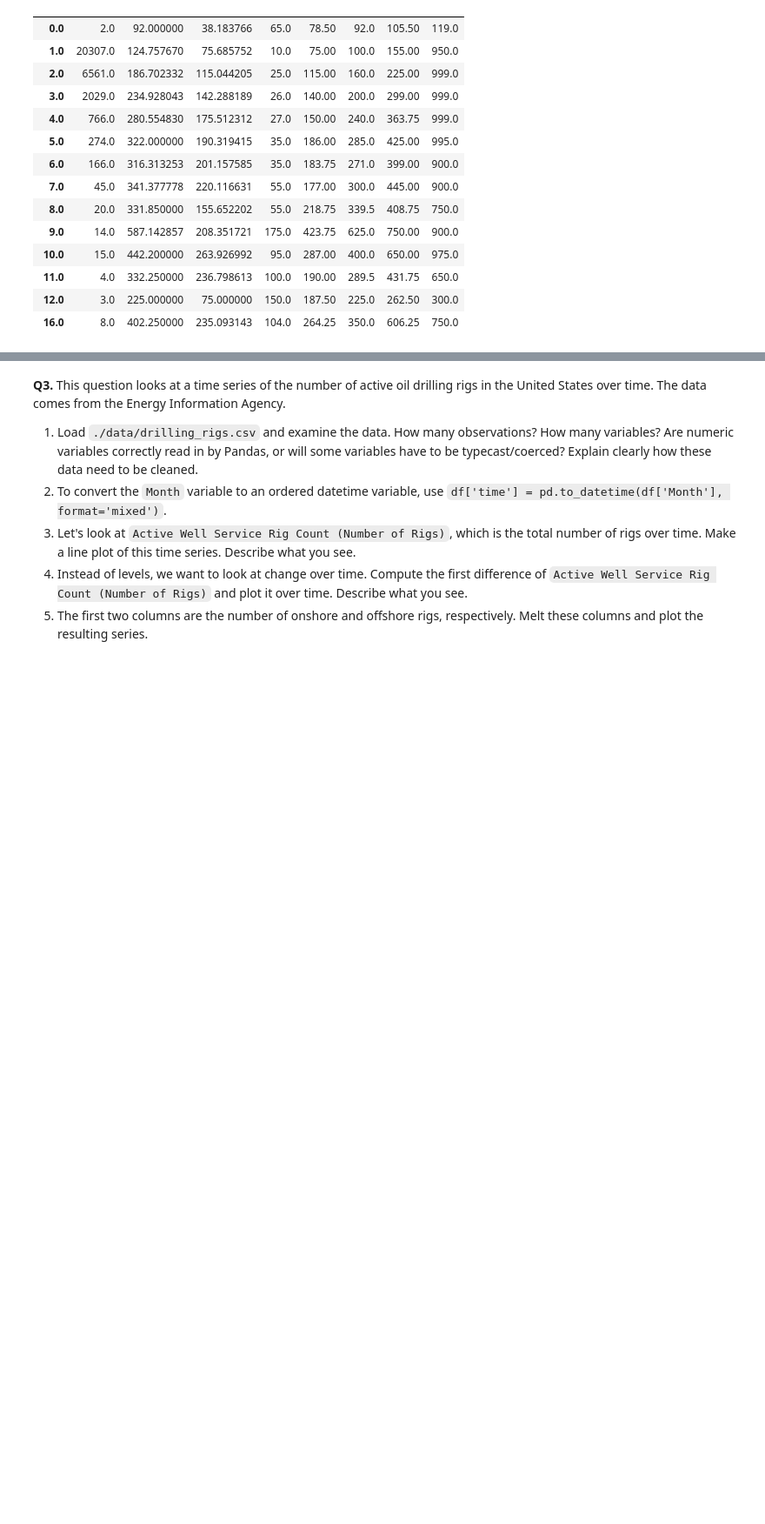
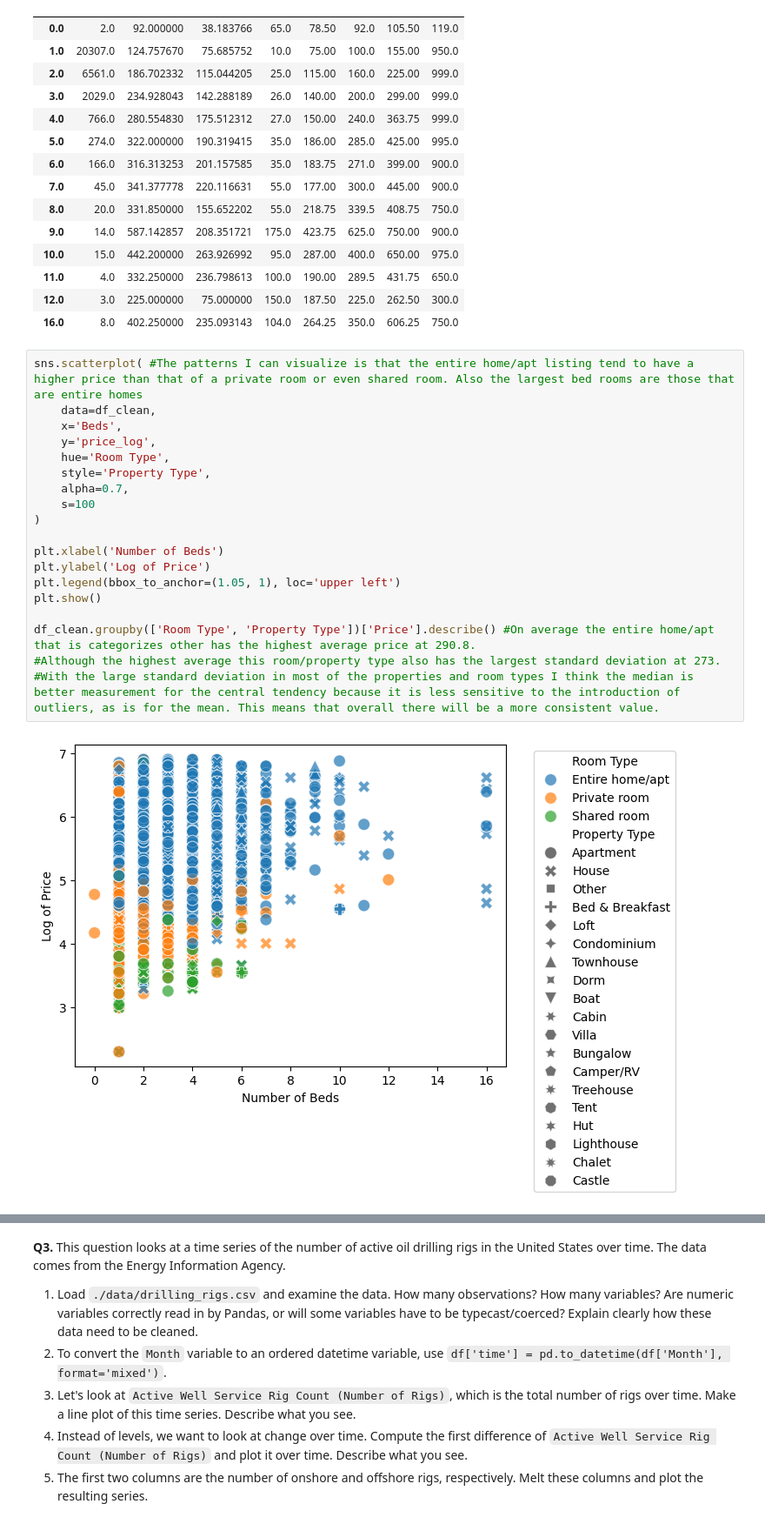
Before and after one commit to Harryshield14/eda_assignment, a Jupyter notebook: assignment.ipynb, the cells around one changed output, grey strips where cells are left out. Shown at 87% size. Cells and saved outputs as stored; diff of their text form; blank space fills up the shorter version.

```diff
--- a/assignment.ipynb
+++ b/assignment.ipynb
@@ -130,3 +131,24 @@ df_clean.groupby('Beds')['Price'].describe() #Depending on the number of beds th
 | 11.0 | 4.0 | 332.250000 | 236.798613 | 100.0 | 190.00 | 289.5 | 431.75 | 650.0 |
 | 12.0 | 3.0 | 225.000000 | 75.000000 | 150.0 | 187.50 | 225.0 | 262.50 | 300.0 |
 | 16.0 | 8.0 | 402.250000 | 235.093143 | 104.0 | 264.25 | 350.0 | 606.25 | 750.0 |
+# %%
+sns.scatterplot( #The patterns I can visualize is that the entire home/apt listing tend to have a higher price than that of a private room or even shared room. Also the largest bed rooms are those that are entire homes
+    data=df_clean,
+    x='Beds',
+    y='price_log',
+    hue='Room Type',
+    style='Property Type',
+    alpha=0.7,
+    s=100
+)
+
+plt.xlabel('Number of Beds')
+plt.ylabel('Log of Price')
+plt.legend(bbox_to_anchor=(1.05, 1), loc='upper left')
+plt.show()
+
+df_clean.groupby(['Room Type', 'Property Type'])['Price'].describe() #On average the entire home/apt that is categorizes other has the highest average price at 290.8.
+#Although the highest average this room/property type also has the largest standard deviation at 273.
+#With the large standard deviation in most of the properties and room types I think the median is better measurement for the central tendency because it is less sensitive to the introduction of outliers, as is for the mean. This means that overall there will be a more consistent value.
+# %% [output]
+[figure, added]
```
Also changed, not shown: parts of 2 cells of this notebook.
